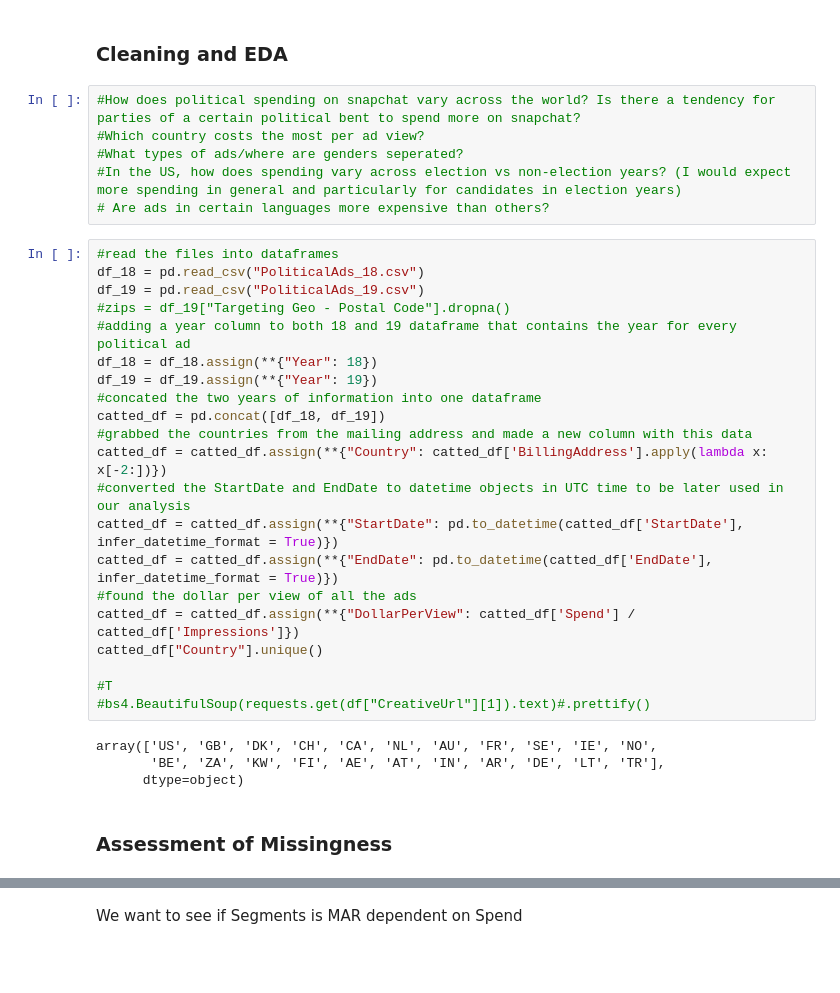
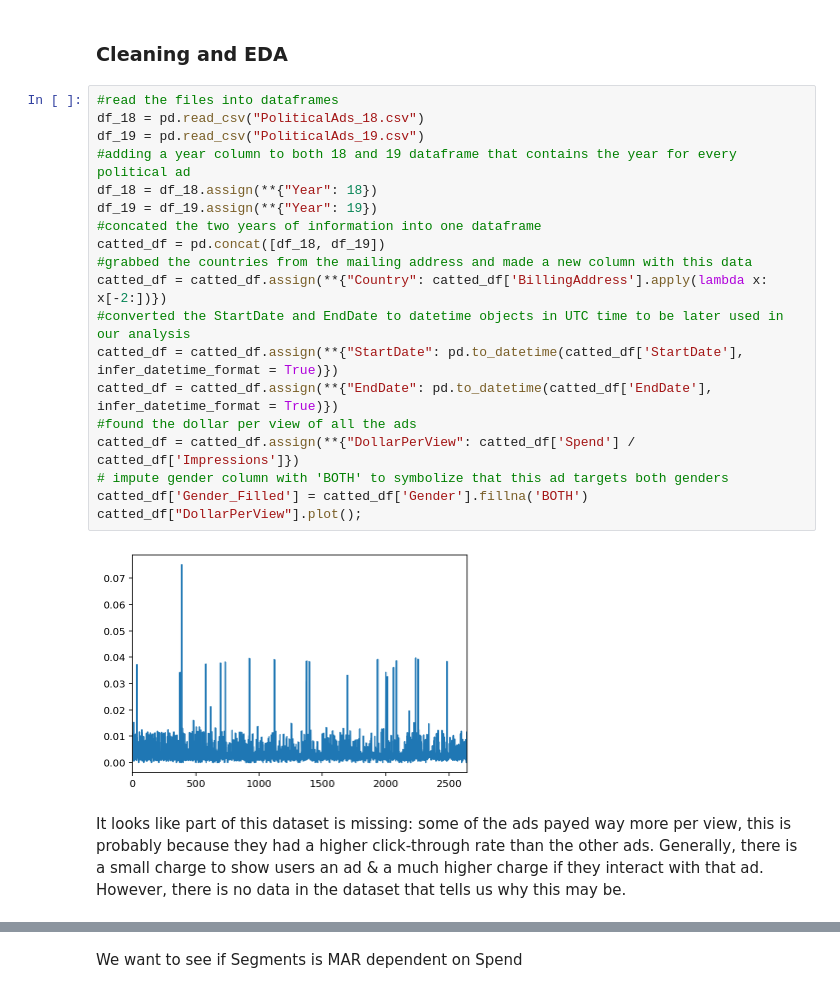
Before and after one commit to Camicam311/sc-political, a Jupyter notebook: ads.ipynb, the cells around one changed output, grey strips where cells are left out. Drawn from its saved outputs; the diff is of its cells as text; blank space fills up the shorter version.

```diff
--- a/ads.ipynb
+++ b/ads.ipynb
@@ -68,36 +77,26 @@ import seaborn as sns
 import bs4
 # %% [markdown]
 ### Cleaning and EDA
-# %%
-#How does political spending on snapchat vary across the world? Is there a tendency for parties of a certain political bent to spend more on snapchat?
-#Which country costs the most per ad view?
-#What types of ads/where are genders seperated?
-#In the US, how does spending vary across election vs non-election years? (I would expect more spending in general and particularly for candidates in election years)
-# Are ads in certain languages more expensive than others?
 # %%
 #read the files into dataframes
 df_18 = pd.read_csv("PoliticalAds_18.csv")
 df_19 = pd.read_csv("PoliticalAds_19.csv")
-#zips = df_19["Targeting Geo - Postal Code"].dropna()
 #adding a year column to both 18 and 19 dataframe that contains the year for every political ad
 df_18 = df_18.assign(**{"Year": 18})
 df_19 = df_19.assign(**{"Year": 19})
 #concated the two years of information into one dataframe
 catted_df = pd.concat([df_18, df_19])
 #grabbed the countries from the mailing address and made a new column with this data
 catted_df = catted_df.assign(**{"Country": catted_df['BillingAddress'].apply(lambda x: x[-2:])})
 #converted the StartDate and EndDate to datetime objects in UTC time to be later used in our analysis
 catted_df = catted_df.assign(**{"StartDate": pd.to_datetime(catted_df['StartDate'], infer_datetime_format = True)})
 catted_df = catted_df.assign(**{"EndDate": pd.to_datetime(catted_df['EndDate'], infer_datetime_format = True)})
 #found the dollar per view of all the ads
 catted_df = catted_df.assign(**{"DollarPerView": catted_df['Spend'] / catted_df['Impressions']})
-catted_df["Country"].unique()
-
-#T
-#bs4.BeautifulSoup(requests.get(df["CreativeUrl"][1]).text)#.prettify()
+# impute gender column with 'BOTH' to symbolize that this ad targets both genders
+catted_df['Gender_Filled'] = catted_df['Gender'].fillna('BOTH')
+catted_df["DollarPerView"].plot();
 # %% [output]
-array(['US', 'GB', 'DK', 'CH', 'CA', 'NL', 'AU', 'FR', 'SE', 'IE', 'NO',
-       'BE', 'ZA', 'KW', 'FI', 'AE', 'AT', 'IN', 'AR', 'DE', 'LT', 'TR'],
-      dtype=object)
+[figure, added]
-# %% [markdown]
-### Assessment of Missingness
+# %% [markdown]
+It looks like part of this dataset is missing: some of the ads payed way more per view, this is probably because they had a higher click-through rate than the other ads. Generally, there is a small charge to show users an ad & a much higher charge if they interact with that ad. However, there is no data in the dataset that tells us why this may be.
```
Also changed, not shown: parts of 47 cells of this notebook.
